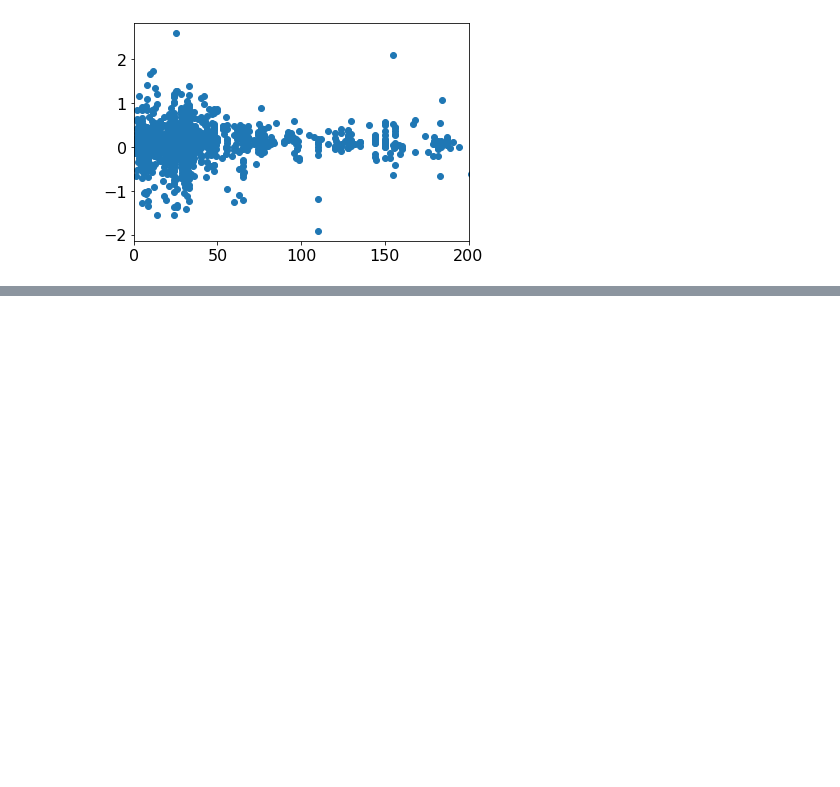
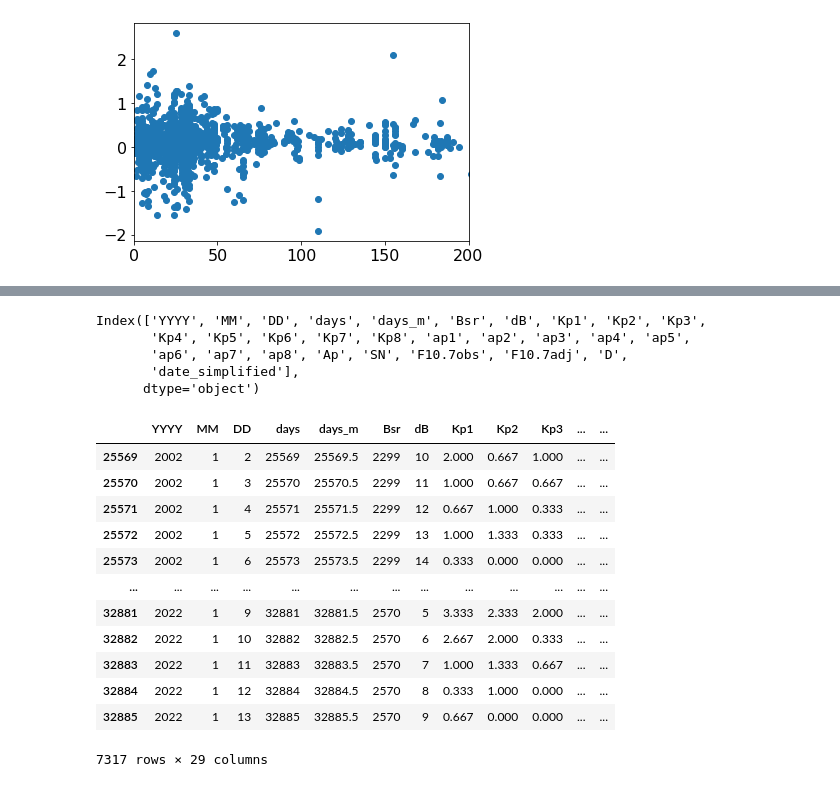
Before and after one commit to andyismapping/mscthesis_v2, a Jupyter notebook: aux_plots_tables.ipynb, the cells around one changed output, grey strips where cells are left out. Cells and saved outputs as stored; diff of their text form; code cells hidden in the pictures; blank space fills up the shorter version.

```diff
--- a/aux_plots_tables.ipynb
+++ b/aux_plots_tables.ipynb
@@ -35,0 +62,3 @@ plt.xlim(0,200)
+# %%
+f107 = pd.read_csv('../data/external/f107/Kp_ap_Ap_SN_F107_since_1932.txt', delimiter=r"\s+", comment='#')
+f107['date_simplified'] = f107.apply(lambda x: datetime.datetime(int(x['YYYY']), int(x['MM']), int(x['DD'])), axis=1)
@@ -35,0 +83,26 @@ plt.xlim(0,200)
+# %%
+f107_plot = f107[f107['date_simplified'] > datetime.datetime(2002,1,1)]
+# %%
+f107_plot.columns
+# %% [output]
+Index(['YYYY', 'MM', 'DD', 'days', 'days_m', 'Bsr', 'dB', 'Kp1', 'Kp2', 'Kp3',
+       'Kp4', 'Kp5', 'Kp6', 'Kp7', 'Kp8', 'ap1', 'ap2', 'ap3', 'ap4', 'ap5',
+       'ap6', 'ap7', 'ap8', 'Ap', 'SN', 'F10.7obs', 'F10.7adj', 'D',
+       'date_simplified'],
+      dtype='object')
+# %%
+f107_plot
+# %% [output]
+|  | YYYY | MM | DD | days | days_m | Bsr | dB | Kp1 | Kp2 | Kp3 | ... | ... |
+| 25569 | 2002 | 1 | 2 | 25569 | 25569.5 | 2299 | 10 | 2.000 | 0.667 | 1.000 | ... | ... |
+| 25570 | 2002 | 1 | 3 | 25570 | 25570.5 | 2299 | 11 | 1.000 | 0.667 | 0.667 | ... | ... |
+| 25571 | 2002 | 1 | 4 | 25571 | 25571.5 | 2299 | 12 | 0.667 | 1.000 | 0.333 | ... | ... |
+| 25572 | 2002 | 1 | 5 | 25572 | 25572.5 | 2299 | 13 | 1.000 | 1.333 | 0.333 | ... | ... |
+| 25573 | 2002 | 1 | 6 | 25573 | 25573.5 | 2299 | 14 | 0.333 | 0.000 | 0.000 | ... | ... |
+| ... | ... | ... | ... | ... | ... | ... | ... | ... | ... | ... | ... | ... |
+| 32881 | 2022 | 1 | 9 | 32881 | 32881.5 | 2570 | 5 | 3.333 | 2.333 | 2.000 | ... | ... |
+| 32882 | 2022 | 1 | 10 | 32882 | 32882.5 | 2570 | 6 | 2.667 | 2.000 | 0.333 | ... | ... |
+| 32883 | 2022 | 1 | 11 | 32883 | 32883.5 | 2570 | 7 | 1.000 | 1.333 | 0.667 | ... | ... |
+| 32884 | 2022 | 1 | 12 | 32884 | 32884.5 | 2570 | 8 | 0.333 | 1.000 | 0.000 | ... | ... |
+| 32885 | 2022 | 1 | 13 | 32885 | 32885.5 | 2570 | 9 | 0.667 | 0.000 | 0.000 | ... | ... |
+7317 rows × 29 columns
```
Also changed, not shown: parts of 12 cells of this notebook, 3 other files.
